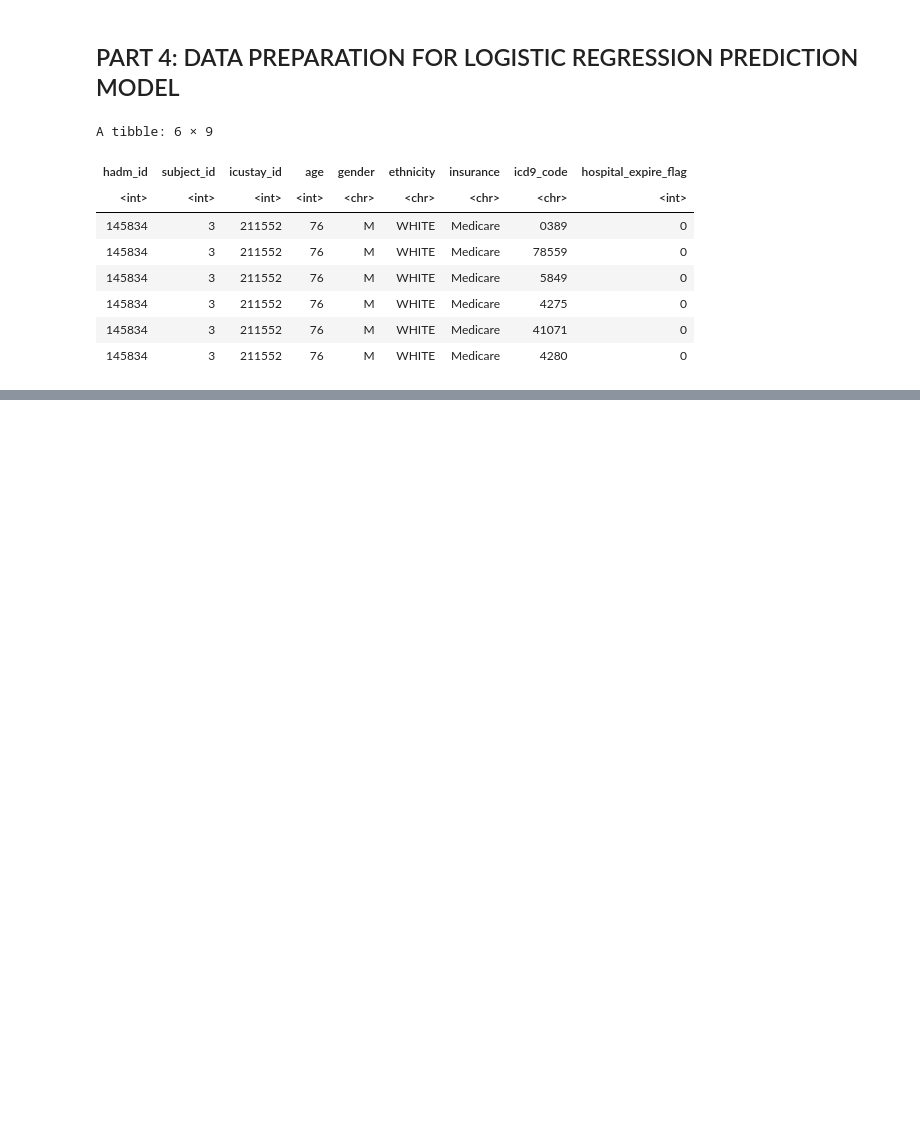
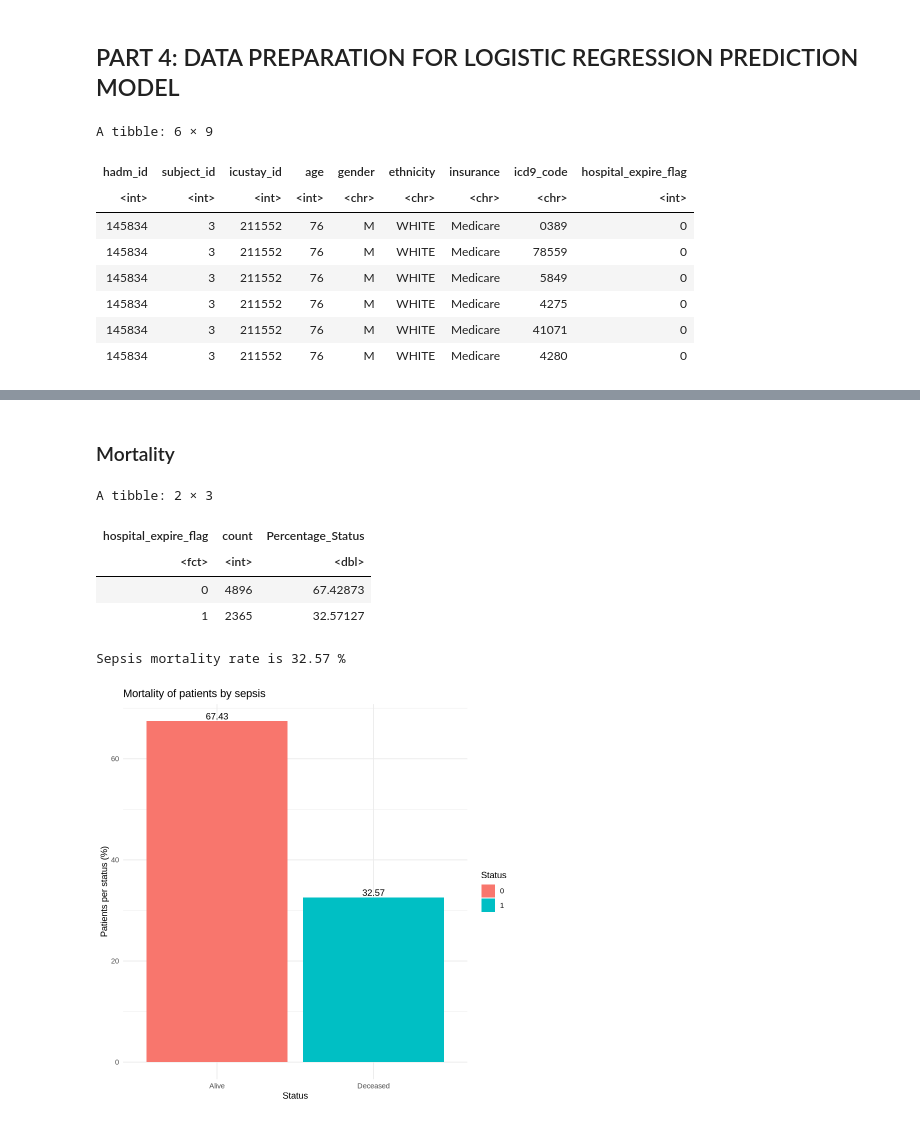
Before and after one commit to Blanqui04/EHR-A3-Group-B, a Jupyter notebook: analysis/Activity-A3.ipynb, the cells around one changed output, grey strips where cells are left out. Drawn from its saved outputs; the diff is of its cells as text; code cells hidden in the pictures; blank space fills up the shorter version.

```diff
--- a/analysis/Activity-A3.ipynb
+++ b/analysis/Activity-A3.ipynb
@@ -404,0 +410,6 @@ A tibble: 6 × 9
+# %%
+cohort_final <- cohort_model %>%
+  mutate(sepsis = if_else(
+    str_starts(icd9_code, "038") |
+      icd9_code %in% c("99591", "99592", "78552"),
+    1, 0))
@@ -404,0 +433,6 @@ A tibble: 6 × 9
+# %%
+cohort_unique <- cohort_final %>%
+  group_by(subject_id, hadm_id, icustay_id) %>%
+  arrange(desc(sepsis)) %>% #Sepsis registers appears first
+  slice(1) %>% #takes only the very first row of each group
+  ungroup()
@@ -404,0 +445,5 @@ A tibble: 6 × 9
+# %%
+#Preparo el dataframe indicant les columnes que son factor
+fact_cols <- c('hadm_id', 'subject_id', 'icustay_id', 'hospital_expire_flag', 'sepsis', 'ethnicity', 'insurance', 'icd9_code')
+cohort_unique[fact_cols] = lapply(cohort_unique[fact_cols],as.factor)
+head(cohort_unique)
@@ -404,0 +500,41 @@ A tibble: 6 × 9
+# %%
+#There are only 7 NA values in icd9_code (which is why there are 7 NA values in sepsis). For 7 rows, we will eliminate them.
+cohort_unique <- cohort_unique %>% drop_na()
+# %% [markdown]
+### Mortality
+# %%
+#With sepsis
+df2 <- cohort_unique%>%
+    filter(sepsis == 1) %>%
+    select(hospital_expire_flag) %>%
+    group_by(hospital_expire_flag)%>%
+    summarise(count = n())%>%
+    mutate(Percentage_Status = count / sum(count) * 100)
+head(df2)
+
+mortality_sepsis <- df2 %>%
+  filter(hospital_expire_flag == 1) %>%
+  pull(Percentage_Status)
+cat("Sepsis mortality rate is", round(mortality_sepsis,2), "%")
+
+ggplot(df2,
+       aes(x= factor(hospital_expire_flag, levels = c(0,1), labels = c('Alive','Deceased')),
+           y=Percentage_Status,
+           fill = hospital_expire_flag,
+           label=round(Percentage_Status,2))
+       ) +
+  geom_col() +
+  geom_text(position=position_dodge(0.5), vjust=-0.25) +
+  labs(x = 'Status',
+      y = 'Patients per status (%)',
+      title = 'Mortality of patients by sepsis',
+      fill = 'Status') +
+  theme_minimal()
+# %% [output]
+A tibble: 2 × 3
+| hospital_expire_flag | count | Percentage_Status |
+| <fct> | <int> | <dbl> |
+| 0 | 4896 | 67.42873 |
+| 1 | 2365 | 32.57127 |
+Sepsis mortality rate is 32.57 %
+[figure, added]
```
Also changed, not shown: parts of 25 cells of this notebook.
